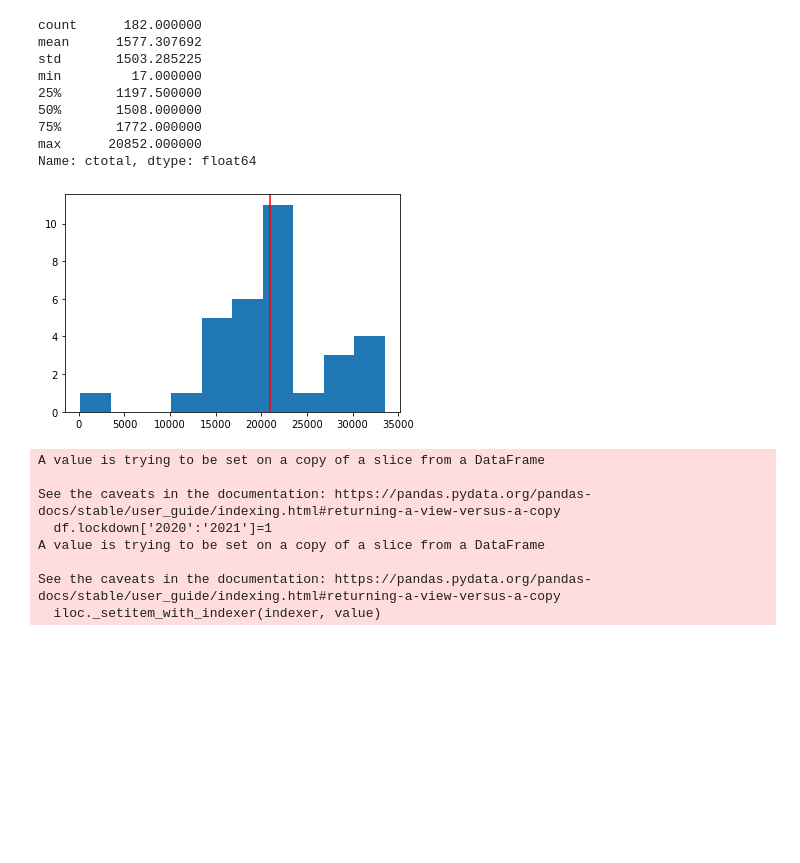
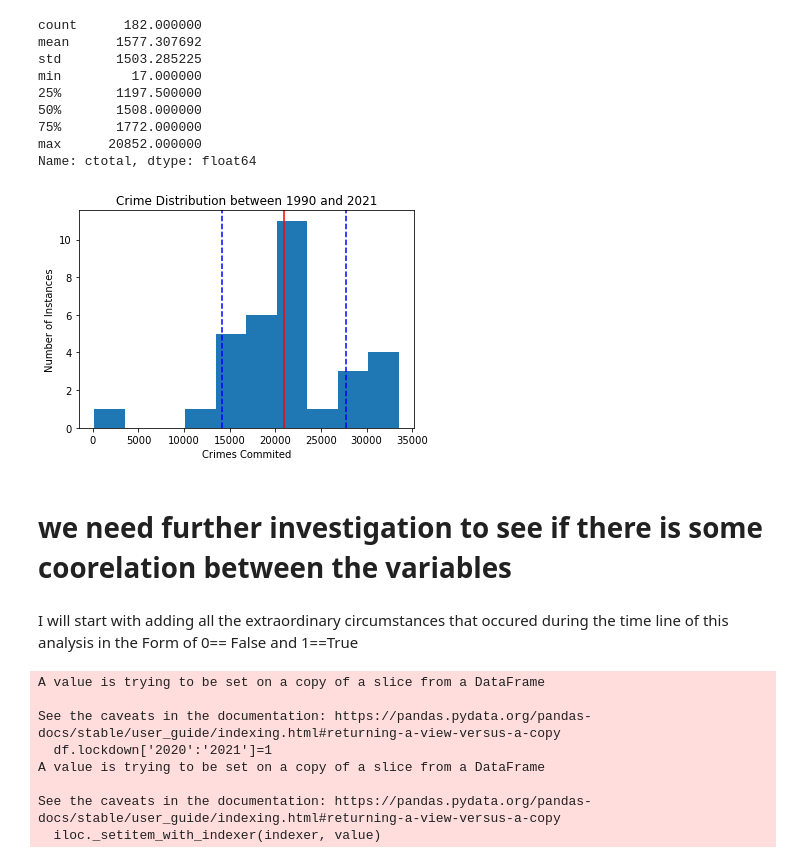
Before and after one commit to mamer-alomari/mameralomarinewyorkmodel, a Jupyter notebook: Buffalo_crime_eda.ipynb, the cells around one changed output. Drawn from its saved outputs; the diff is of its cells as text; code cells hidden in the pictures; blank space fills up the shorter version.

```diff
--- a/Buffalo_crime_eda.ipynb
+++ b/Buffalo_crime_eda.ipynb
@@ -138,10 +152,20 @@ Name: ctotal, dtype: float64
 # %%
 c=crime.ctotal['2006':].resample('A').sum()
 _=plt.hist(c)
 _=plt.axvline(c.mean(),color='red')
+_=plt.axvline ((c.mean()-c.std()),color="blue",linestyle='--')
+_=plt.axvline ((c.mean()+c.std()),color="blue",linestyle='--')
+plt.ylabel('Number of Instances')
+plt.xlabel('Crimes Commited')
+plt.title('Crime Distribution between 1990 and 2021')
 plt.show()
 # %% [output]
-[figure, old version]
+[figure, new version]
+# %% [markdown]
+# we need further investigation to see if there is some coorelation between the variables
+# %% [markdown]
+I will start with adding all the extraordinary circumstances that occured during the time line of this analysis
+in the Form of 0== False and 1==True
 # %%
 df=crime
 # %%
```
Also changed, not shown: parts of 45 cells of this notebook.
